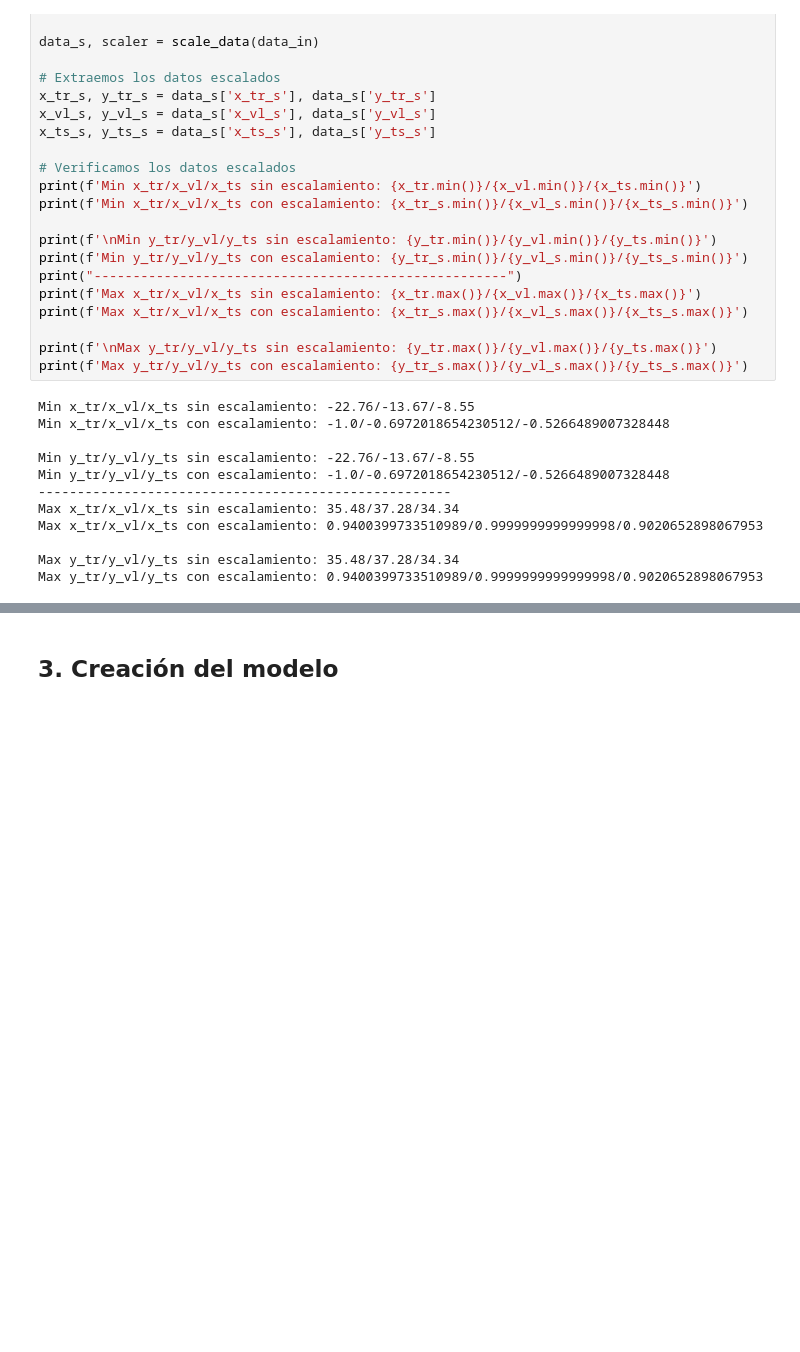
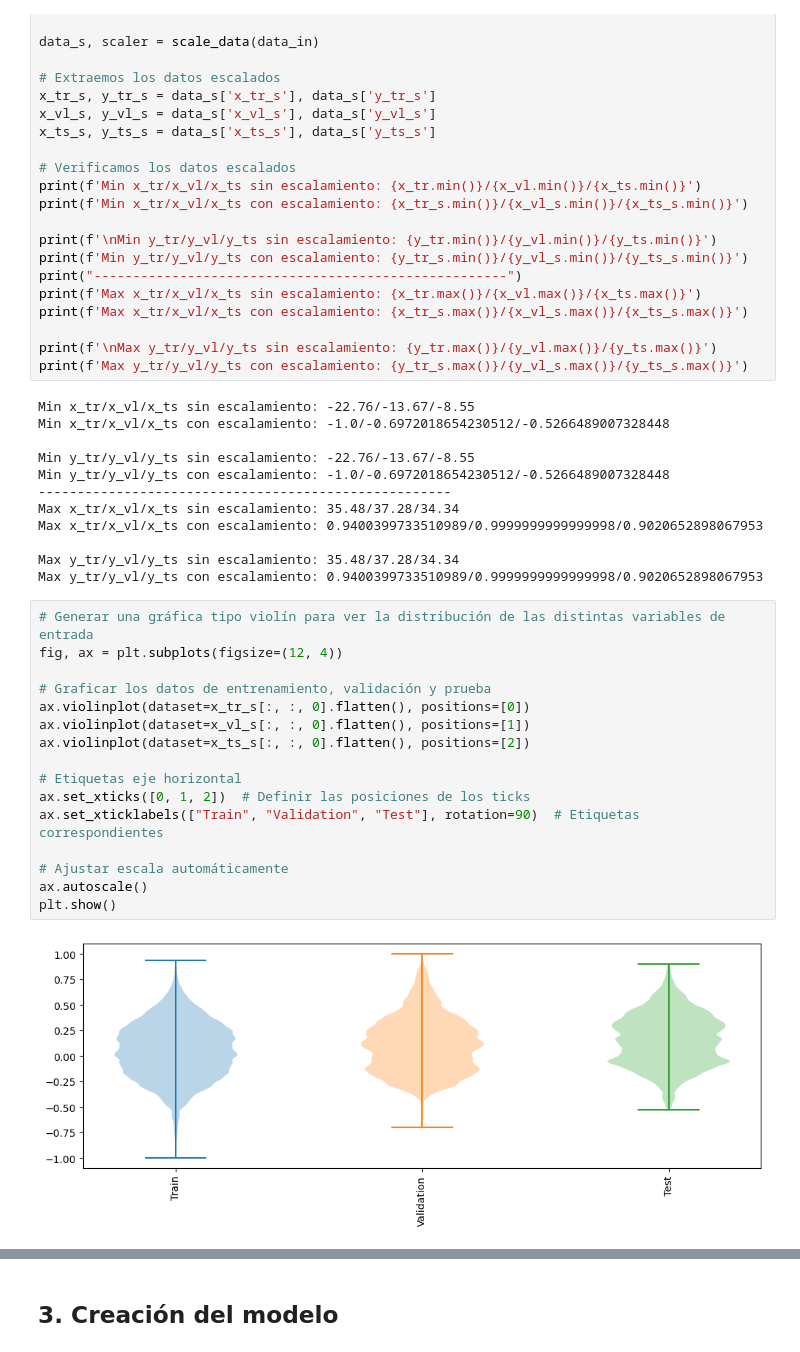
Before and after one commit to pelejebre/LSTM_weather_forecasting, a Jupyter notebook: 02.LSTM_univariado_unistep.ipynb, the cells around one changed output, grey strips where cells are left out. Drawn from its saved outputs; the diff is of its cells as text; blank space fills up the shorter version.

Commit message:
Actualización LSTM_univariado_unistep incluyendo violin plots y registro param en txt

```diff
--- a/02.LSTM_univariado_unistep.ipynb
+++ b/02.LSTM_univariado_unistep.ipynb
@@ -165,3 +165,21 @@ Max x_tr/x_vl/x_ts con escalamiento: 0.9400399733510989/0.9999999999999998/0.902
 
 Max y_tr/y_vl/y_ts sin escalamiento: 35.48/37.28/34.34
 Max y_tr/y_vl/y_ts con escalamiento: 0.9400399733510989/0.9999999999999998/0.9020652898067953
+# %%
+# Generar una gráfica tipo violín para ver la distribución de las distintas variables de entrada
+fig, ax = plt.subplots(figsize=(12, 4))
+
+# Graficar los datos de entrenamiento, validación y prueba
+ax.violinplot(dataset=x_tr_s[:, :, 0].flatten(), positions=[0])
+ax.violinplot(dataset=x_vl_s[:, :, 0].flatten(), positions=[1])
+ax.violinplot(dataset=x_ts_s[:, :, 0].flatten(), positions=[2])
+
+# Etiquetas eje horizontal
+ax.set_xticks([0, 1, 2])  # Definir las posiciones de los ticks
+ax.set_xticklabels(["Train", "Validation", "Test"], rotation=90)  # Etiquetas correspondientes
+
+# Ajustar escala automáticamente
+ax.autoscale()
+plt.show()
+# %% [output]
+[figure, added]
```
Also changed, not shown: parts of 6 cells of this notebook.
